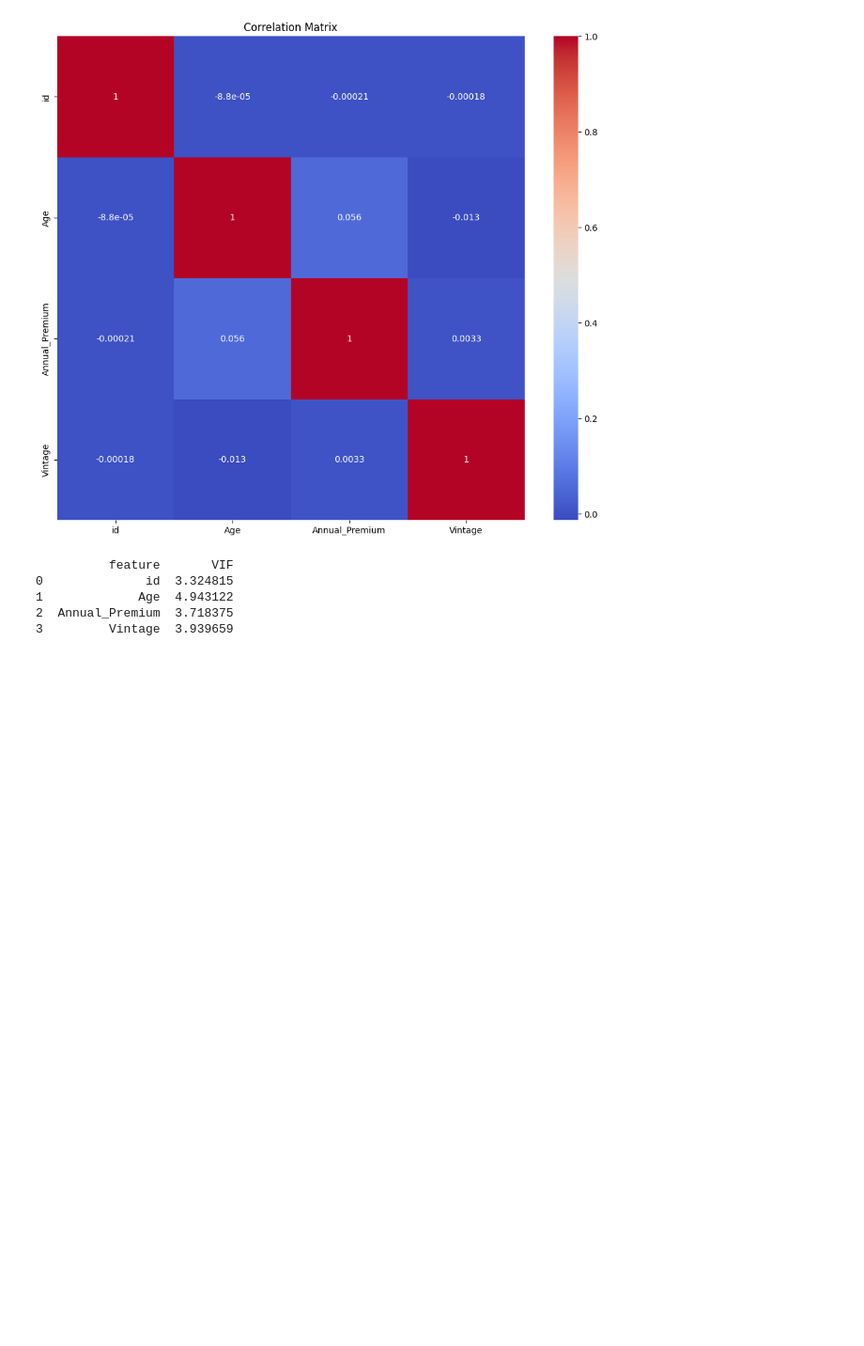
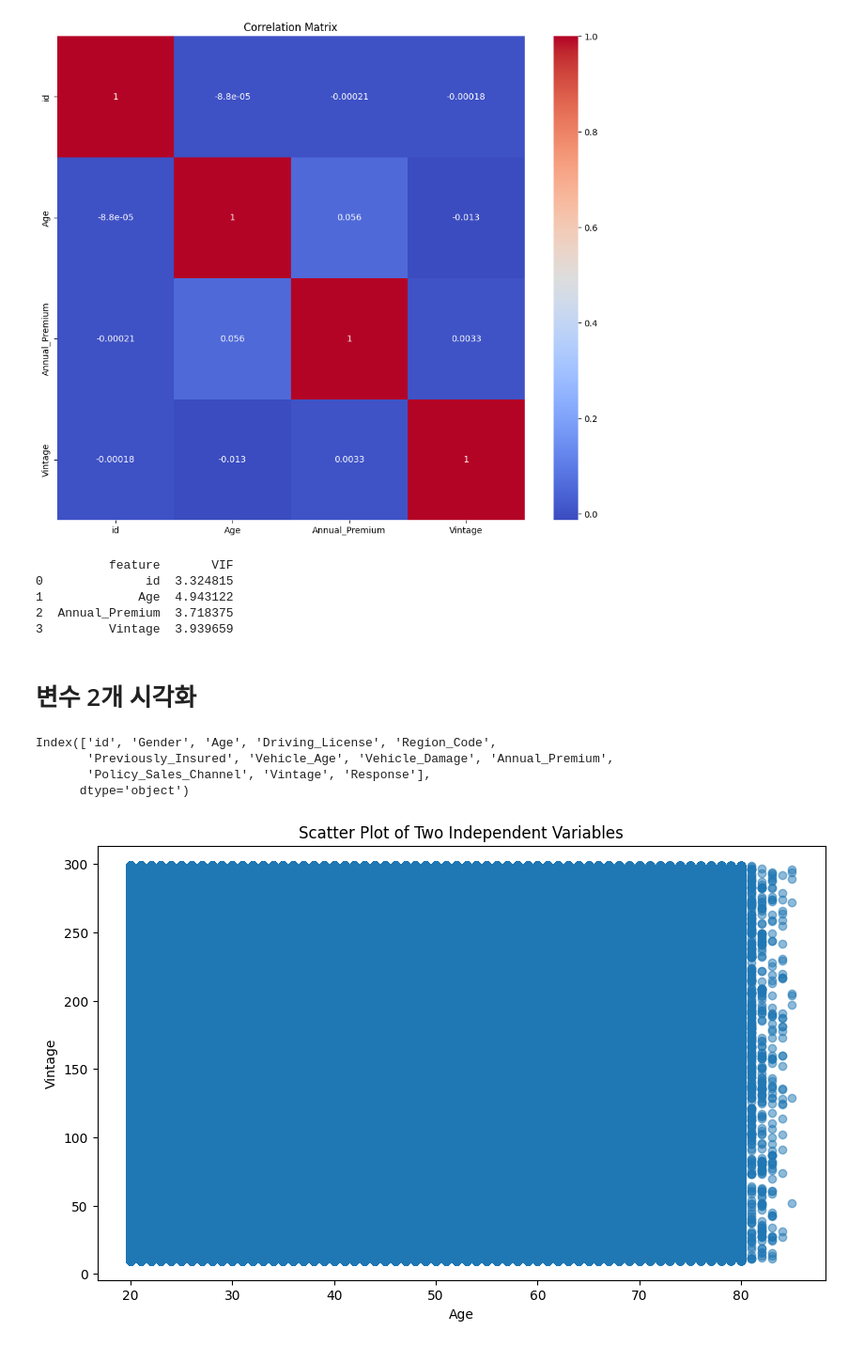
Before and after one commit to Jon9woo/insurance-cross-sell-prediction, a Jupyter notebook: jupyter/01-dataEDA.ipynb, the cells around one changed output. Shown at 94% size. Cells and saved outputs as stored; diff of their text form; code cells hidden in the pictures; blank space fills up the shorter version.

```diff
--- a/jupyter/01-dataEDA.ipynb
+++ b/jupyter/01-dataEDA.ipynb
@@ -157,3 +157,31 @@ print(vif_data)
 1             Age  4.943122
 2  Annual_Premium  3.718375
 3         Vintage  3.939659
+# %% [markdown]
+# 변수 2개 시각화
+# %%
+train_data.columns
+# %% [output]
+Index(['id', 'Gender', 'Age', 'Driving_License', 'Region_Code',
+       'Previously_Insured', 'Vehicle_Age', 'Vehicle_Damage', 'Annual_Premium',
+       'Policy_Sales_Channel', 'Vintage', 'Response'],
+      dtype='object')
+# %%
+import pandas as pd
+import matplotlib.pyplot as plt
+
+# 예시 데이터 로드
+
+# 두 개의 독립 변수 선택
+x = train_data['Age']
+y = train_data['Vintage']
+
+# 산점도 시각화
+plt.figure(figsize=(10, 6))
+plt.scatter(x, y, alpha=0.5)
+plt.title('Scatter Plot of Two Independent Variables')
+plt.xlabel('Age')
+plt.ylabel('Vintage')
+plt.show()
+# %% [output]
+[figure, added]
```
Also changed, not shown: parts of 1 cell of this notebook, 2 other files.
